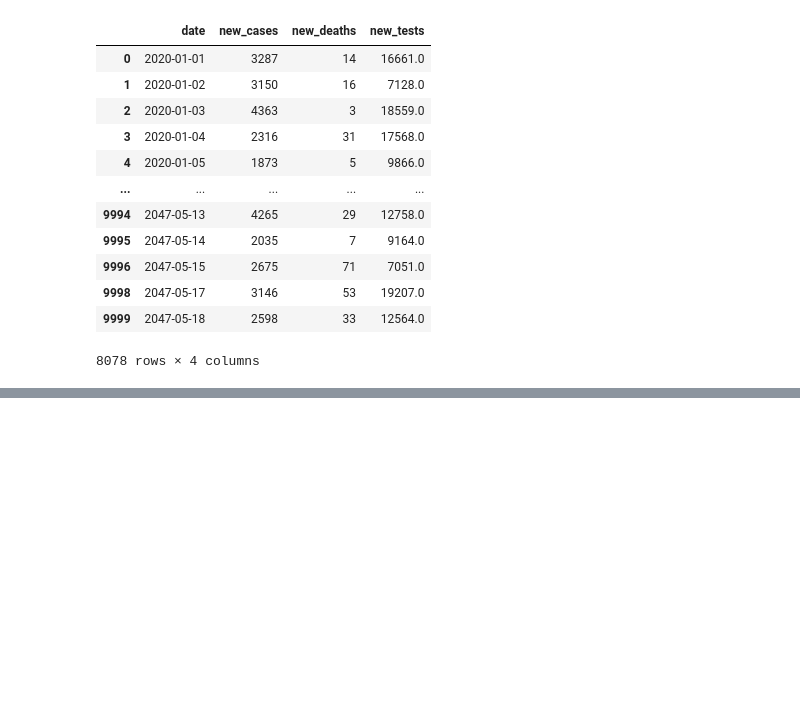
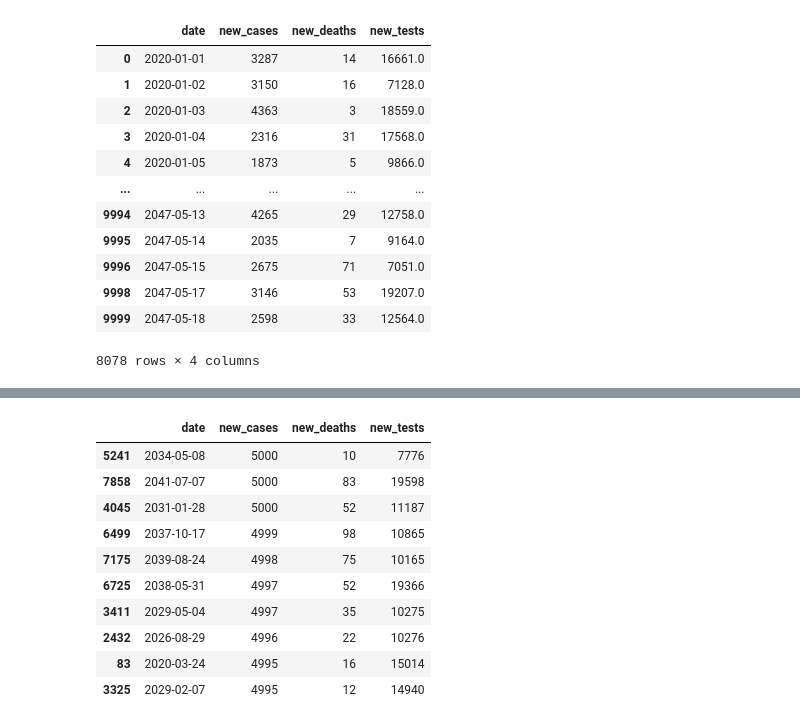
Before and after one commit to SolutionsOfSumit/DataAnalatics, a Jupyter notebook: pandas.ipynb, the cells around one changed output, grey strips where cells are left out. Cells and saved outputs as stored; diff of their text form; code cells hidden in the pictures; blank space fills up the shorter version.

```diff
--- a/pandas.ipynb
+++ b/pandas.ipynb
@@ -311,0 +433,14 @@ high_cases_df
+# %%
+covid_df.sort_values("new_cases", ascending=False).head(10)
+# %% [output]
+|  | date | new_cases | new_deaths | new_tests |
+| 5241 | 2034-05-08 | 5000 | 10 | 7776 |
+| 7858 | 2041-07-07 | 5000 | 83 | 19598 |
+| 4045 | 2031-01-28 | 5000 | 52 | 11187 |
+| 6499 | 2037-10-17 | 4999 | 98 | 10865 |
+| 7175 | 2039-08-24 | 4998 | 75 | 10165 |
+| 6725 | 2038-05-31 | 4997 | 52 | 19366 |
+| 3411 | 2029-05-04 | 4997 | 35 | 10275 |
+| 2432 | 2026-08-29 | 4996 | 22 | 10276 |
+| 83 | 2020-03-24 | 4995 | 16 | 15014 |
+| 3325 | 2029-02-07 | 4995 | 12 | 14940 |
```
Also changed, not shown: parts of 25 cells of this notebook.
